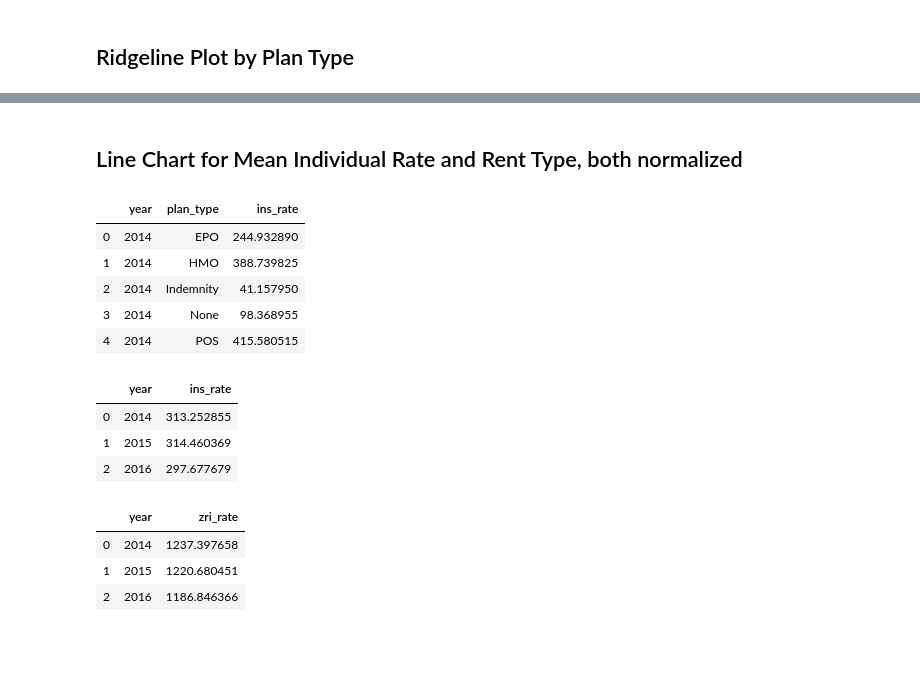
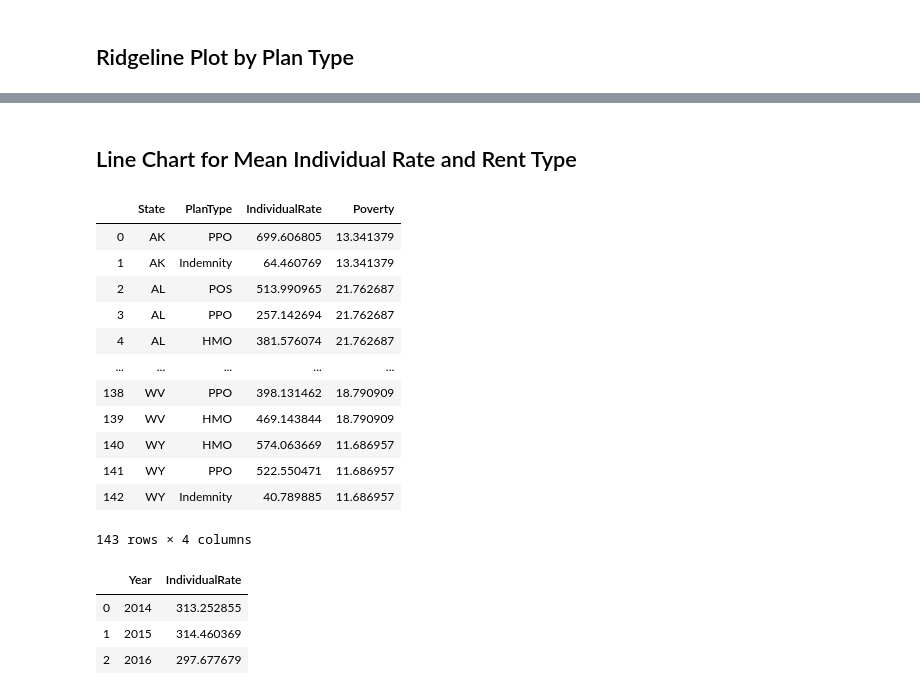
Before and after one commit to DurianCandy/MSDS-694, a Jupyter notebook: notebooks/Visualization_2.ipynb, the cells around one changed output, grey strips where cells are left out. Saved outputs shown, nothing was run; the diff lists cells and outputs as text; code cells hidden in the pictures; blank space fills up the shorter version.

```diff
--- a/notebooks/Visualization_2.ipynb
+++ b/notebooks/Visualization_2.ipynb
@@ -83,44 +102,31 @@ fig.show()
 [interactive output not drawn]
 [interactive output not drawn]
 # %% [markdown]
-## Line Chart for Mean Individual Rate and Rent Type, both normalized
+## Line Chart for Mean Individual Rate and Rent Type
-# %%
-# Normailizes both insurance column, makes pandasdataframe
-idvrate_year_split = idvrate_year.map(lambda x : x.split(","))
-individ_rate = idvrate_year_split.map(lambda x : x[4]).collect()[1:]
-year = idvrate_year_split.map(lambda x : x[1]).collect()[1:]
-plan_type = idvrate_year_split.map(lambda x : x[3]).collect()[1:]
-individ_rate = [float(n) for n in individ_rate]
-d = {'year':year, 'ins_rate':individ_rate,'plan_type':plan_type}
-data_year_ins_rate = pd.DataFrame(data=d)
-data_year_ins_rate = data_year_ins_rate.groupby(['year','plan_type']).agg({'ins_rate':'mean'}).reset_index()
-data_year_ins_rate_by_state = data_year_ins_rate.loc[(data_year_ins_rate.plan_type=='PPO')].groupby(['year']).agg({'ins_rate':'mean'}).reset_index()
-data_year_ins_rate.head()
-# %% [output]
-|  | year | plan_type | ins_rate |
-| 0 | 2014 | EPO | 244.932890 |
-| 1 | 2014 | HMO | 388.739825 |
-| 2 | 2014 | Indemnity | 41.157950 |
-| 3 | 2014 | None | 98.368955 |
-| 4 | 2014 | POS | 415.580515 |
-# %%
-data_year_ins_rate_by_state.head()
-# %% [output]
-|  | year | ins_rate |
-| 0 | 2014 | 313.252855 |
-| 1 | 2015 | 314.460369 |
-| 2 | 2016 | 297.677679 |
-# %%
-# Normailizes zri column, makes pandasdataframe
-zri_year_split = zri_year.map(lambda x : x.split(","))
-zri_rate = zri_year_split.map(lambda x : x[2]).collect()[1:]
-year = zri_year_split.map(lambda x : x[1]).collect()[1:]
-zri_rate = [float(n) for n in zri_rate]
-d = {'year':year, 'zri_rate':zri_rate}
-data2 = pd.DataFrame(data=d).groupby('year').agg({'zri_rate':'mean'}).reset_index()
-data2
-# %% [output]
-|  | year | zri_rate |
-| 0 | 2014 | 1237.397658 |
-| 1 | 2015 | 1220.680451 |
-| 2 | 2016 | 1186.846366 |
+# %%
+df_insurance
+# %% [output]
+|  | State | PlanType | IndividualRate | Poverty |
+| 0 | AK | PPO | 699.606805 | 13.341379 |
+| 1 | AK | Indemnity | 64.460769 | 13.341379 |
+| 2 | AL | POS | 513.990965 | 21.762687 |
+| 3 | AL | PPO | 257.142694 | 21.762687 |
+| 4 | AL | HMO | 381.576074 | 21.762687 |
+| ... | ... | ... | ... | ... |
+| 138 | WV | PPO | 398.131462 | 18.790909 |
+| 139 | WV | HMO | 469.143844 | 18.790909 |
+| 140 | WY | HMO | 574.063669 | 11.686957 |
+| 141 | WY | PPO | 522.550471 | 11.686957 |
+| 142 | WY | Indemnity | 40.789885 | 11.686957 |
+143 rows × 4 columns
+# %%
+# Grabs Data we need for graph
+data_year_ins_rate = df_rent.groupby(['Year','PlanType']).agg({'IndividualRate':'mean'}).reset_index()
+data_year_ins_rate_by_state = data_year_ins_rate.loc[(data_year_ins_rate.PlanType=='PPO')].groupby(['Year']).agg({'IndividualRate':'mean'}).reset_index()
+data_year_ins_rate
+data_year_ins_rate_by_state
+# %% [output]
+|  | Year | IndividualRate |
+| 0 | 2014 | 313.252855 |
+| 1 | 2015 | 314.460369 |
+| 2 | 2016 | 297.677679 |
```
Also changed, not shown: parts of 19 cells of this notebook.
